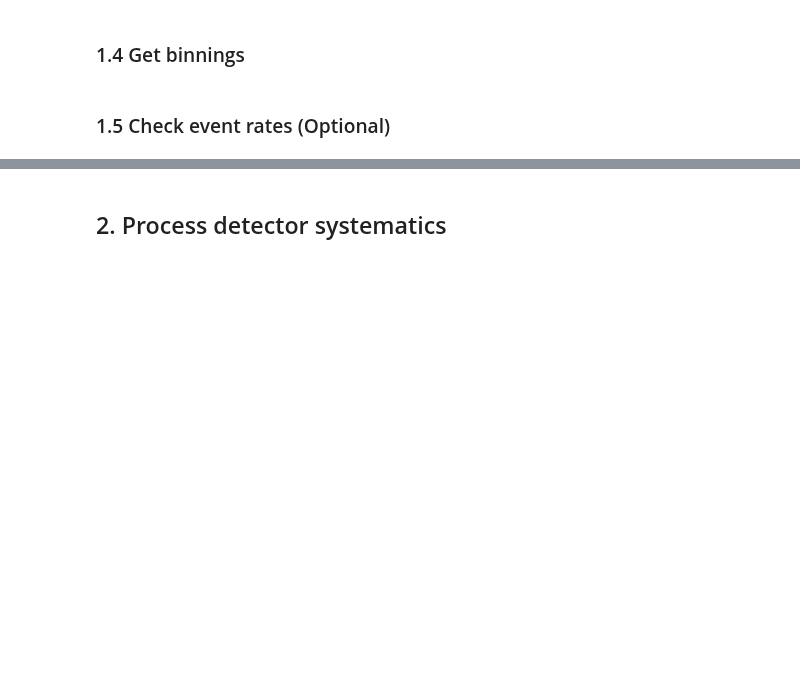
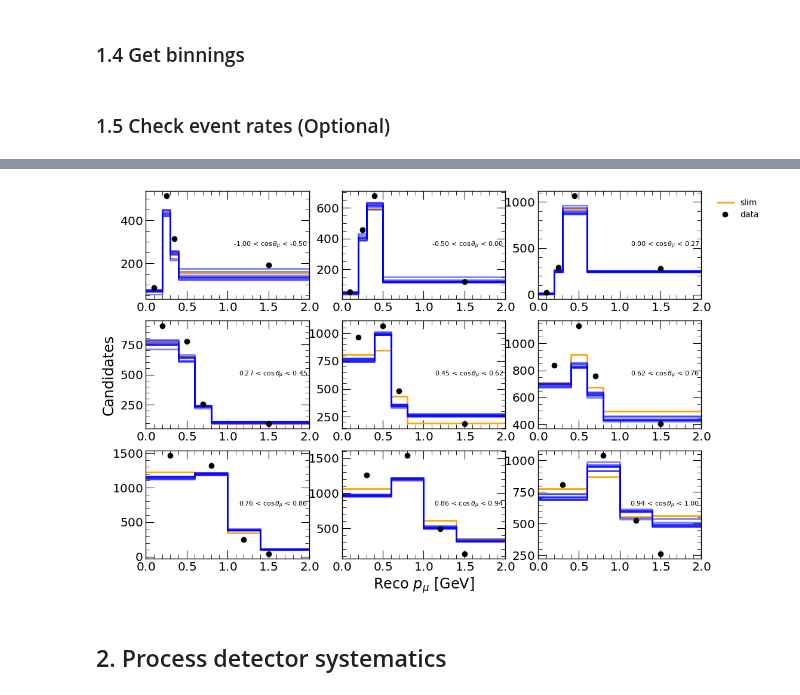
Before and after one commit to sungbinoh/cafpyana, a Jupyter notebook: analysis_village/numuincl/detsys.ipynb, the cells around one changed output, grey strips where cells are left out. Drawn from its saved outputs; the diff is of its cells as text; code cells hidden in the pictures; blank space fills up the shorter version.

```diff
--- a/analysis_village/numuincl/detsys.ipynb
+++ b/analysis_village/numuincl/detsys.ipynb
@@ -805,3 +889,15 @@ plt.show()
+# %%
+centers = binning2d.diff_momentum_bin_centers_2d
+for i,c in enumerate(centers):
+  c[-1] = 1.5
+
+fig,axs = binning2d.plot_differential_hist_binned(hist_reco_sel_differential_bins_slim,yerrs=None,color='orange',label='slim')
+for i,rb in enumerate(hist_reco_sel_differential_bins):
+  fig,axs = binning2d.plot_differential_hist_binned(rb,yerrs=None,alpha=0.5,color='blue',fig=fig,axs=axs)
+fig,axs = binning2d.plot_differential_scatter_binned(hist_data_differential_bins,yerrs=None,color='black',label='data',bin_centers=centers,fig=fig,axs=axs,
+  xlabel=r'Reco $p_\mu$ [GeV]',ylabel=r'Candidates',add_labels=True,legend=True)
+# %% [output]
+[figure, added]
 # %% [markdown]
 ## 2. Process detector systematics
 # %% [markdown]
```
Also changed, not shown: parts of 23 cells of this notebook, 14 other files.
